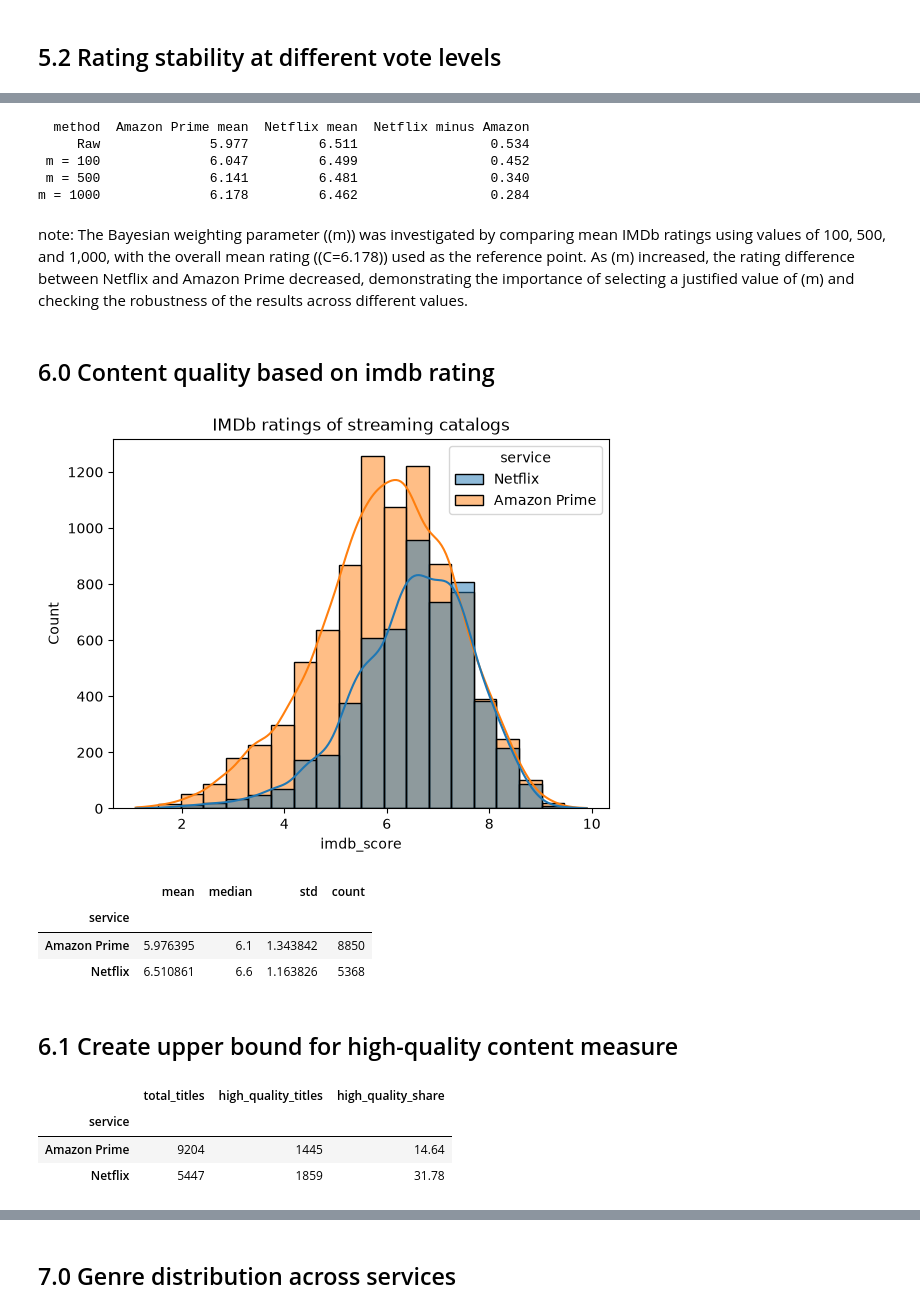
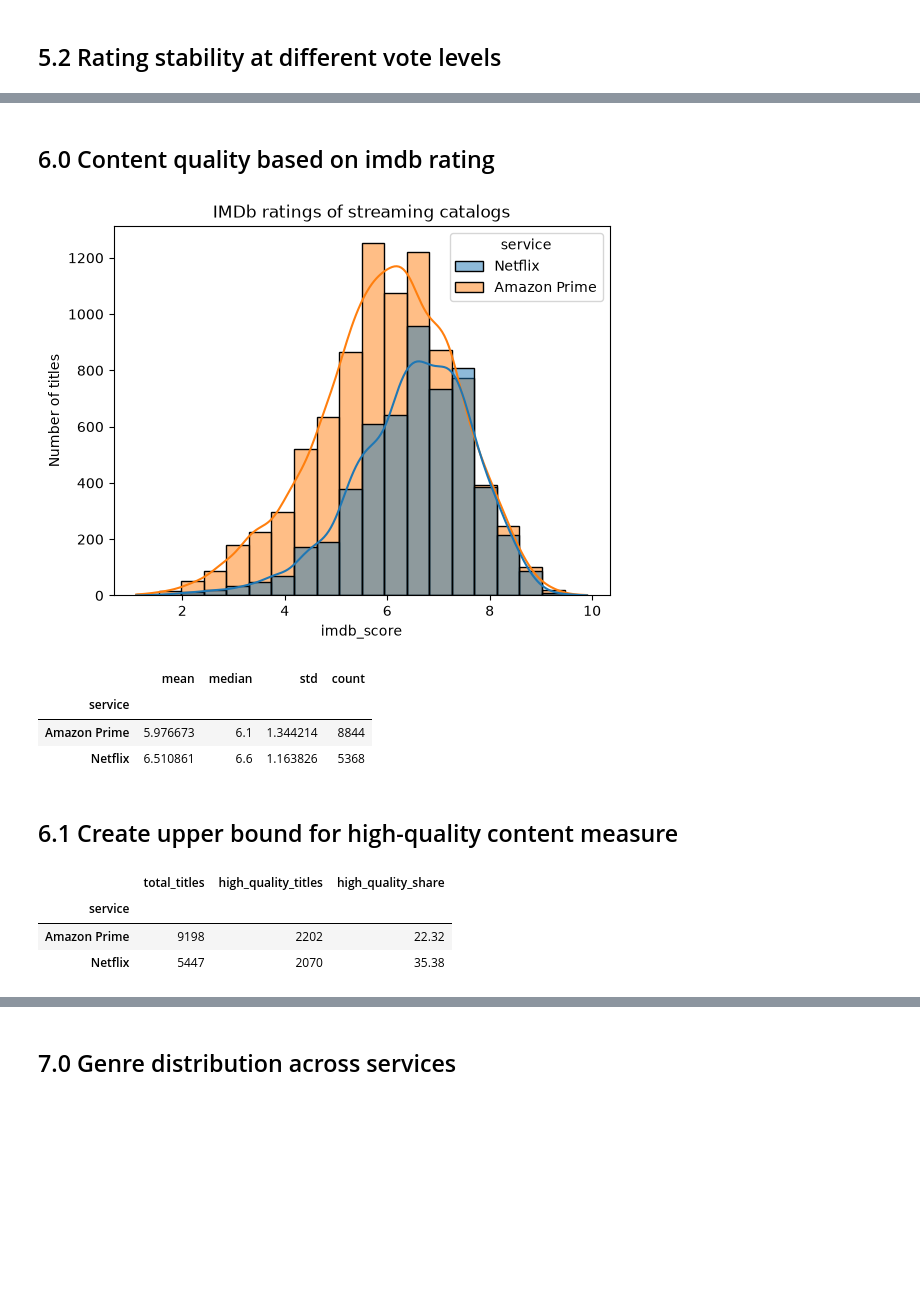
Before and after one commit to DianaAleks/streaming-services-enshittification-study, a Jupyter notebook: notebooks/2022_analysis.ipynb, the cells around one changed output, grey strips where cells are left out. Cells and saved outputs as stored; diff of their text form; code cells hidden in the pictures; blank space fills up the shorter version.

Commit message:
deleted baysian weight

```diff
--- a/notebooks/2022_analysis.ipynb
+++ b/notebooks/2022_analysis.ipynb
@@ -77,0 +110,4 @@ dtype: int64
+# %%
+# need to drop for id, imdb_id
+netflix = netflix.drop_duplicates(subset=['imdb_id', 'id'], keep = False)
+print(netflix.duplicated(subset=['imdb_id', 'id']).sum())
@@ -141,0 +201,4 @@ dtype: int64
+# %%
+# need to drop for id, imdb_id
+amazon = amazon.drop_duplicates(subset=['imdb_id', 'id'], keep = False)
+print(amazon.duplicated(subset=['imdb_id', 'id']).sum())
@@ -591,72 +619,40 @@ Netflix                    6.481                6.462
-# %%
-
-rating_columns = {
-    "Raw": "imdb_score",
-    "m = 100": "weighted_rating_m100",
-    "m = 500": "weighted_rating_m500",
-    "m = 1000": "weighted_rating_m1000"
-}
-
-gap_results = []
-
-for label, column in rating_columns.items():
-    means = weighted_data.groupby("service")[column].mean()
-
-    gap_results.append({
-        "method": label,
-        "Amazon Prime mean": means["Amazon Prime"],
-        "Netflix mean": means["Netflix"],
-        "Netflix minus Amazon": (
-            means["Netflix"] - means["Amazon Prime"]
-        )
-    })
-
-gap_table = pd.DataFrame(gap_results)
-
-print(gap_table.round(3).to_string(index=False))
-# %% [output]
-  method  Amazon Prime mean  Netflix mean  Netflix minus Amazon
-     Raw              5.977         6.511                 0.534
- m = 100              6.047         6.499                 0.452
- m = 500              6.141         6.481                 0.340
-m = 1000              6.178         6.462                 0.284
-# %% [markdown]
-note: The Bayesian weighting parameter (\(m\)) was investigated by comparing mean IMDb ratings using values of 100, 500, and 1,000, with the overall mean rating (\(C=6.178\)) used as the reference point. As \(m\) increased, the rating difference between Netflix and Amazon Prime decreased, demonstrating the importance of selecting a justified value of \(m\) and checking the robustness of the results across different values.
 # %% [markdown]
 ## 6.0 Content quality based on imdb rating
 # %%
 sns.histplot(
     data=catalog,
     x="imdb_score",
     hue="service",
     kde=True,
     bins=20
 )
 
 plt.title("IMDb ratings of streaming catalogs")
+plt.ylabel('Number of titles')
 plt.show()
 
 
 catalog.groupby("service")["imdb_score"].agg(
     ["mean", "median", "std", "count"]
 )
 
 # not sufficent: if catelog increases but the number of high-rated titels
 # stay the same, it should not be punished with a lower average rating
 # %% [output]
-[figure, old version]
+[figure, new version]
 |  | mean | median | std | count |
 | service |  |  |  |  |
-| Amazon Prime | 5.976395 | 6.1 | 1.343842 | 8850 |
+| Amazon Prime | 5.976673 | 6.1 | 1.344214 | 8844 |
 | Netflix | 6.510861 | 6.6 | 1.163826 | 5368 |
 # %% [markdown]
 ## 6.1  Create upper bound for high-quality content measure
 # %%
-
+# define what the threshold is for included imdb based on the bins in section 5.0
 # Define what high_quality is in this case
 catalog["high_quality"] = (
-    (catalog["imdb_score"] >= 7) &
-    (catalog["imdb_votes"] >= 200)
+    (catalog["imdb_score"] >= 7)
+    #&
+    #(catalog["imdb_votes"] >= 60000)
 )
 
 high_quality_stats = (
@@ -683,5 +679,5 @@ high_quality_stats.round(2)
 # %% [output]
 |  | total_titles | high_quality_titles | high_quality_share |
 | service |  |  |  |
-| Amazon Prime | 9204 | 1445 | 14.64 |
-| Netflix | 5447 | 1859 | 31.78 |
+| Amazon Prime | 9198 | 2202 | 22.32 |
+| Netflix | 5447 | 2070 | 35.38 |
```
Also changed, not shown: parts of 47 cells of this notebook, 1 other file.
